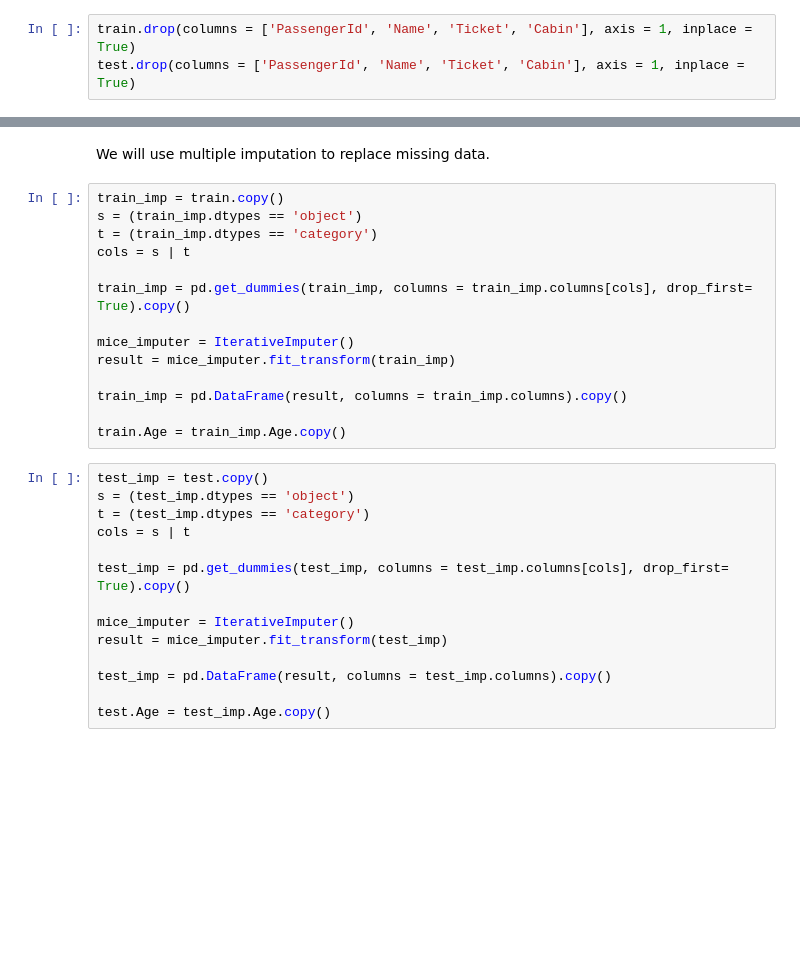
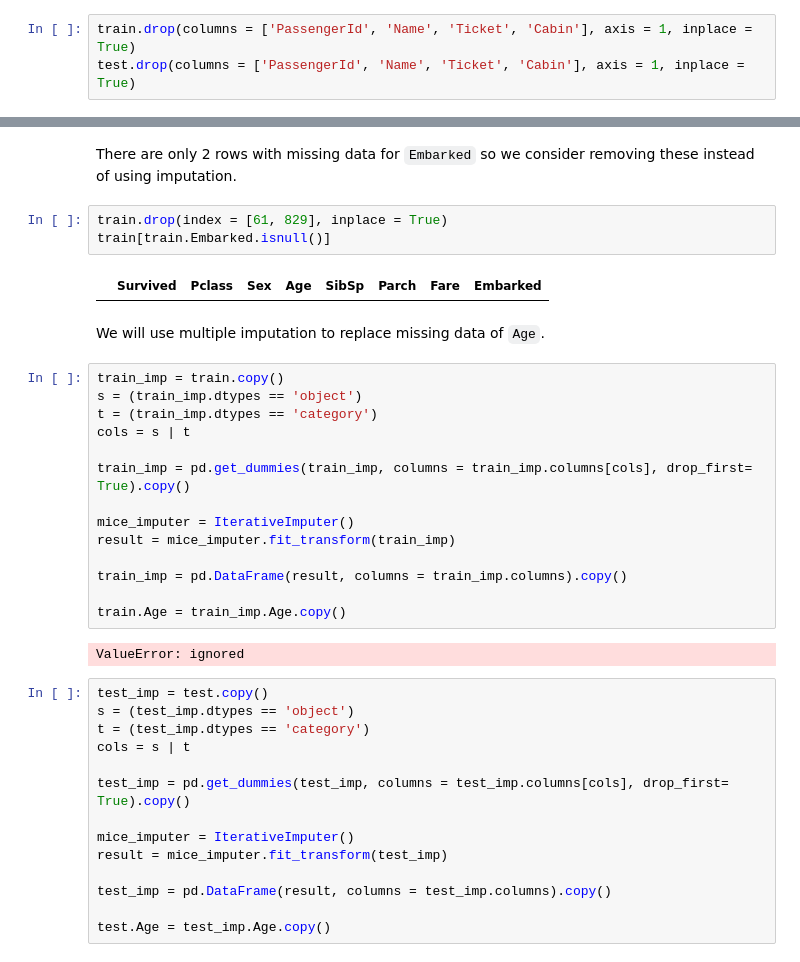
Before and after one commit to darktempler120/titanic, a Jupyter notebook: Copy_of_titanic.ipynb, the cells around one changed output, grey strips where cells are left out. Saved outputs shown, nothing was run; the diff lists cells and outputs as text; blank space fills up the shorter version.

```diff
--- a/Copy_of_titanic.ipynb
+++ b/Copy_of_titanic.ipynb
@@ -97,5 +105,12 @@ test.drop(columns = ['PassengerId', 'Name', 'Ticket', 'Cabin'], axis = 1, inplac
+# %% [markdown]
+There are only 2 rows with missing data for `Embarked` so we consider removing these instead of using imputation.
+# %%
+train.drop(index = [61, 829], inplace = True)
+train[train.Embarked.isnull()]
+# %% [output]
+|  | Survived | Pclass | Sex | Age | SibSp | Parch | Fare | Embarked |
 # %% [markdown]
-We will use multiple imputation to replace missing data.
+We will use multiple imputation to replace missing data of `Age`.
 # %%
 train_imp = train.copy()
 s = (train_imp.dtypes == 'object')
@@ -110,6 +125,8 @@ result = mice_imputer.fit_transform(train_imp)
 train_imp = pd.DataFrame(result, columns = train_imp.columns).copy()
 
 train.Age = train_imp.Age.copy()
+# %% [output]
+ValueError: ignored
 # %%
 test_imp = test.copy()
 s = (test_imp.dtypes == 'object')
```
Also changed, not shown: parts of 3 cells of this notebook.
